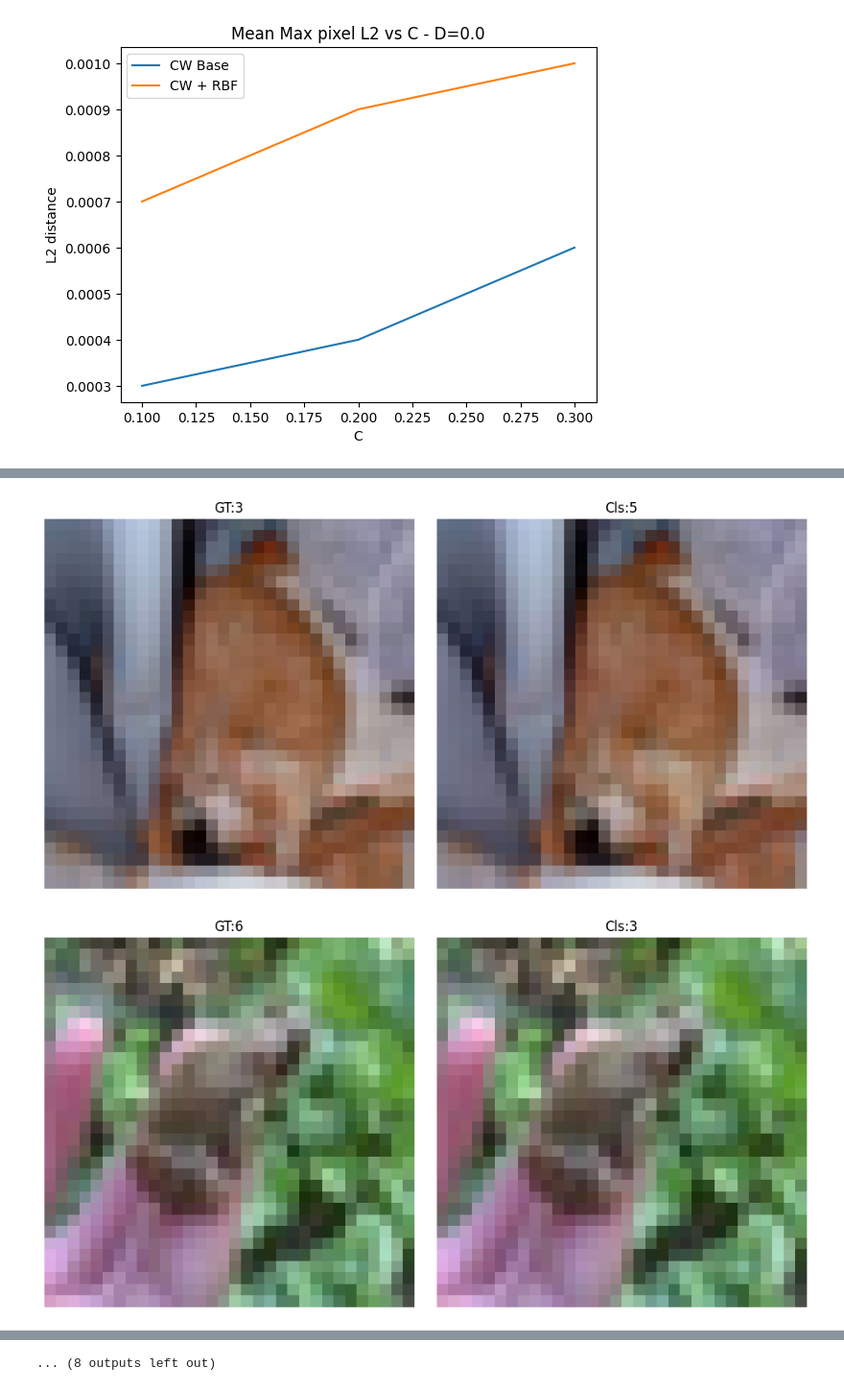
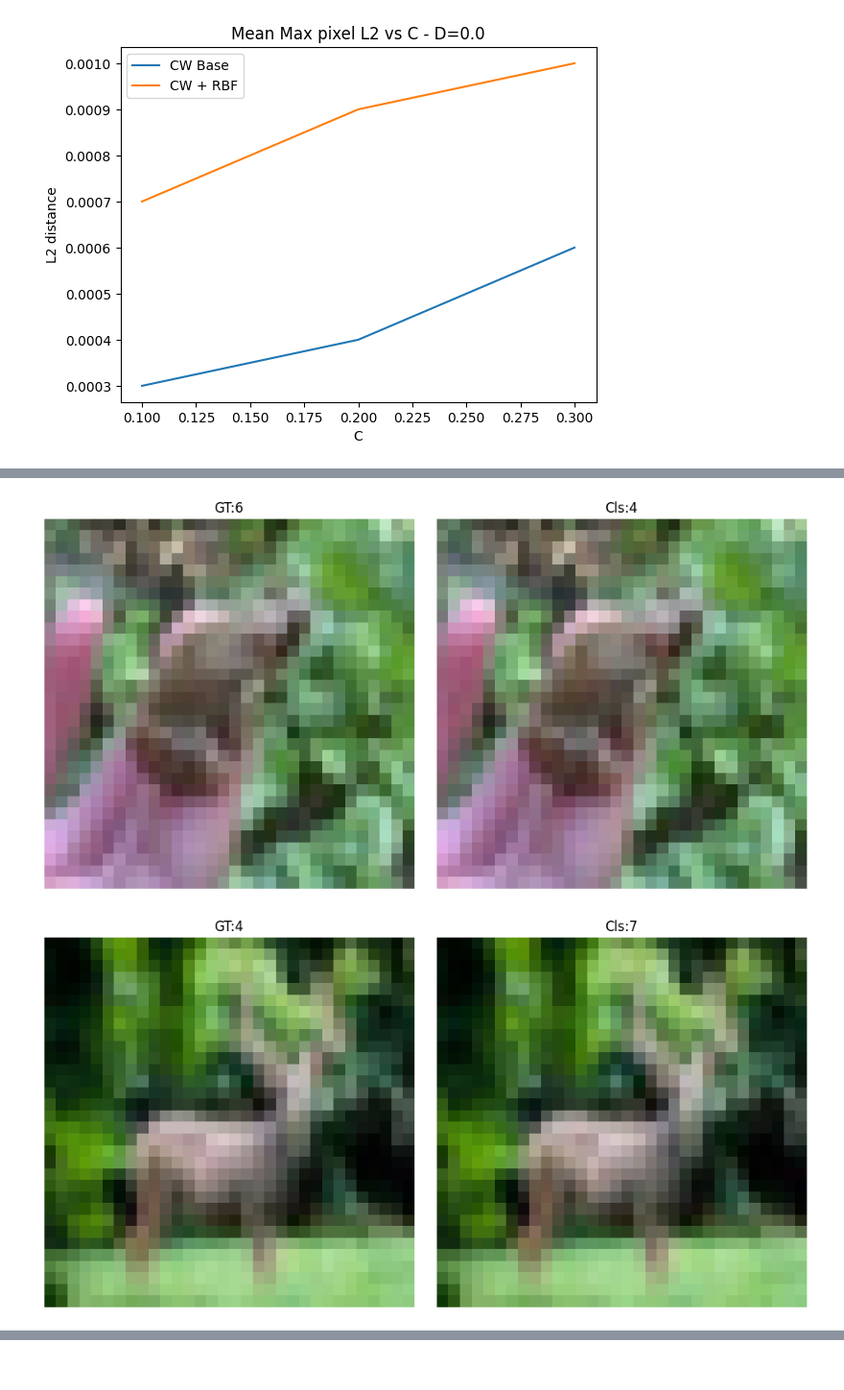
Before and after one commit to zainsarwar865/SparseDNNs, a Jupyter notebook: scripts/analysis.ipynb, the cells around one changed output, grey strips where cells are left out. Shown at 96% size. Drawn from its saved outputs; the diff is of its cells as text; code cells hidden in the pictures.

```diff
--- a/scripts/analysis.ipynb
+++ b/scripts/analysis.ipynb
@@ -817,12 +817,12 @@ lineplot_l2radius_perturbation(c,base_l2, integrated_l2, title, xlabel, ylabel,
 # MLP vs ResNet
 # %%
 detector = 'Regular'
-c_base=0.5
+c_base=0.4
 d_base=0.0
 c_integrated=0.2
 d_integrated=0.1
 
-base_path = f"/net/scratch/zsarwar/SparseDNNs/MT_cifar10_randCNN_10_8d64c1903fcb2ff6173fe22979c3175f/MT_Baseline_a75d060c2415e722a953e03729658a14"
+base_path = f"/net/scratch/zsarwar/SparseDNNs/MT_cifar10_randCNN_10_8d64c1903fcb2ff6173fe22979c3175f/MT_Baseline_2ec2f01d64d67544298a8ba4e5303489"
 images_cw_base = f"Adversarial_Datasets/CW_adv_samples_5120_test_detector-type-{detector}_integrated-False_c-{c_base}_d-{d_base}.pickle"
 #images_cw_rbf = f"Adversarial_Datasets/CW_adv_samples_5120_test_detector-type-{detector}_integrated-True_c-{c_integrated}_d-{d_integrated}.pickle"
 images_benign = f"Benign_Datasets/CW_benign_samples_5120_test_detector-type-{detector}_integrated-False_c-{c_base}_d-{d_base}.pickle"
@@ -930,11 +921,0 @@ NameError: name 'pred_scores_benign_rbf' is not defined
-# %%
-sns.kdeplot(pred_scores_benign_rbf[benign_rbf_indices])
-sns.kdeplot(pred_scores_benign_rbf[base_rbf_indices])
-sns.kdeplot(pred_scores_integrated_rbf[integrated_rbf_indices])
-plt.legend(labels=['Benign', "Base CW", "CW + RBF"])
-plt.title("KDE for RBF scores")
-plt.xlabel("RBF score")
-config = f"KDE_{detector}_c_base-{c_base}_d-base-{d_base}_c_integrated-{c_integrated}_d_integrated-{d_integrated}.png"
-path = "/bigstor/zsarwar/SparseDNNs/MT_CIFAR10_full_10_d5f3f545a0883adb9c8f98e2a6ba4ac7/MT_Baseline_32efd89f04333501e1d66bc4e1d4260f/Plots"
-filename = os.path.join(path, config)
-plt.savefig(filename, bbox_inches='tight')
@@ -943,9 +921,0 @@ plt.savefig(filename, bbox_inches='tight')
-# %%
-idx = 78
-title="yo"
-#title = f'Cls:{pred_labels_base[idx]}, RBF:{pred_labels_base_rbf[idx]}'
-imshow(images_cw_base[0][idx], title=title)
-#title = f'Cls:{pred_labels_integrated[idx]}, RBF:{pred_labels_integrated_rbf[idx]}'
-#imshow(images_cw_rbf[0][idx], title=title)
-#title = f'GT:{true_labels_base[idx]}, RBF:{pred_labels_benign_rbf[idx]}'
-imshow(images_benign[0][idx], title=title)
@@ -1116,30 +1087,30 @@ lineplot_l2radius_perturbation(c,base_l2, integrated_l2, title, xlabel, ylabel,
 # %% [output]
 [figure]
 # %%
-save_path = "/net/scratch/zsarwar/SparseDNNs/MT_cifar10_randCNN_10_8d64c1903fcb2ff6173fe22979c3175f/MT_Baseline_a75d060c2415e722a953e03729658a14/Visualizations"
+save_path = "/net/scratch/zsarwar/SparseDNNs/MT_cifar10_randCNN_10_8d64c1903fcb2ff6173fe22979c3175f/MT_Baseline_56917aa4c101ab02ad0bade64c9411fb"
 
-for idx in range(20):
+for idx in range(5):
     benign = images_benign[0][idx]
     cw_base = images_cw_base[0][idx]
     #cw_rbf = images_cw_rbf[0][idx]
 
     benign = benign.swapaxes(0,1)
     benign = benign.swapaxes(1,2)
 
     cw_base = cw_base.swapaxes(0,1)
     cw_base = cw_base.swapaxes(1,2)
 
     #cw_rbf = cw_rbf.swapaxes(0,1)
     #cw_rbf = cw_rbf.swapaxes(1,2)
 
     title_benign = f'GT:{true_labels_base[idx]}'
     title_base = f'Cls:{pred_labels_base[idx]}'
     #title_integrated = f'Cls:{pred_labels_integrated[idx]}, RBF:{pred_labels_integrated_rbf[idx]}'
     titles = [title_benign, title_base]
     plot_side_by_side(benign, cw_base,  idx, save_path, titles=titles)
 # %% [output]
 [figure]
 [figure]
 [figure]
-[figure, old version]
+[figure, new version]
-[figure, old version]
+[figure, new version]
@@ -1153 +1116,0 @@ for idx in range(20):
-... (8 outputs left out)
```
Also changed, not shown: parts of 11 cells of this notebook, 3 other files.
